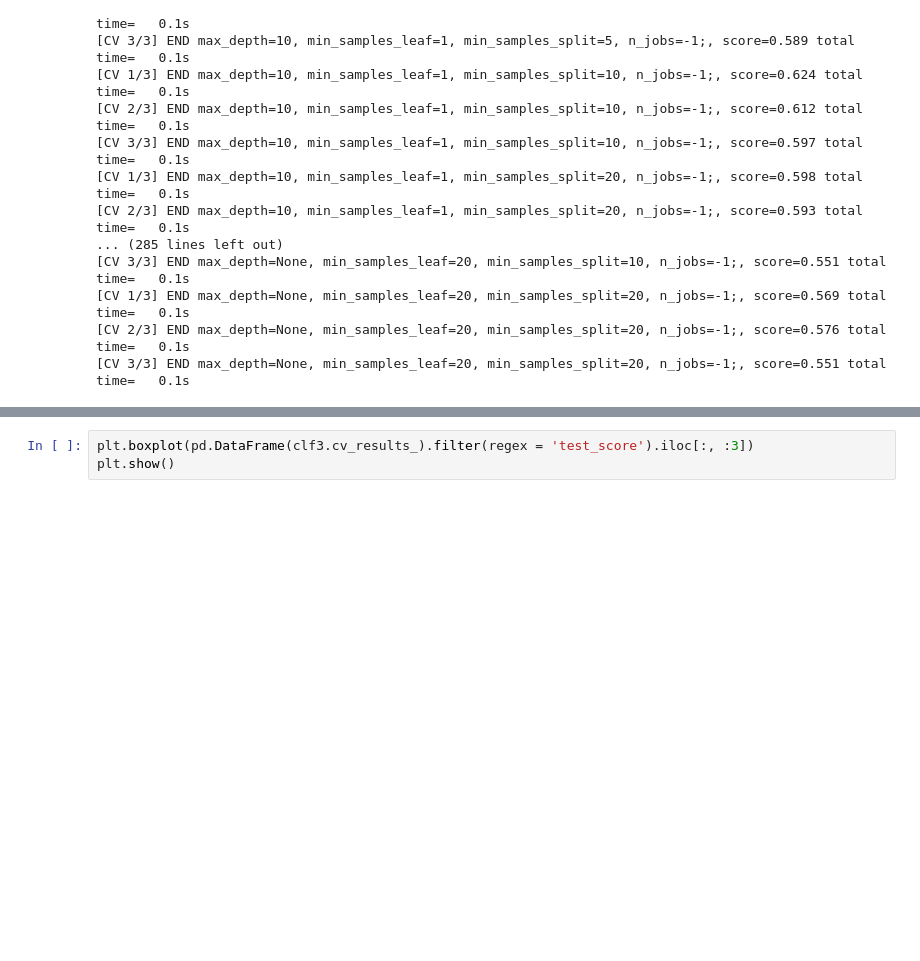
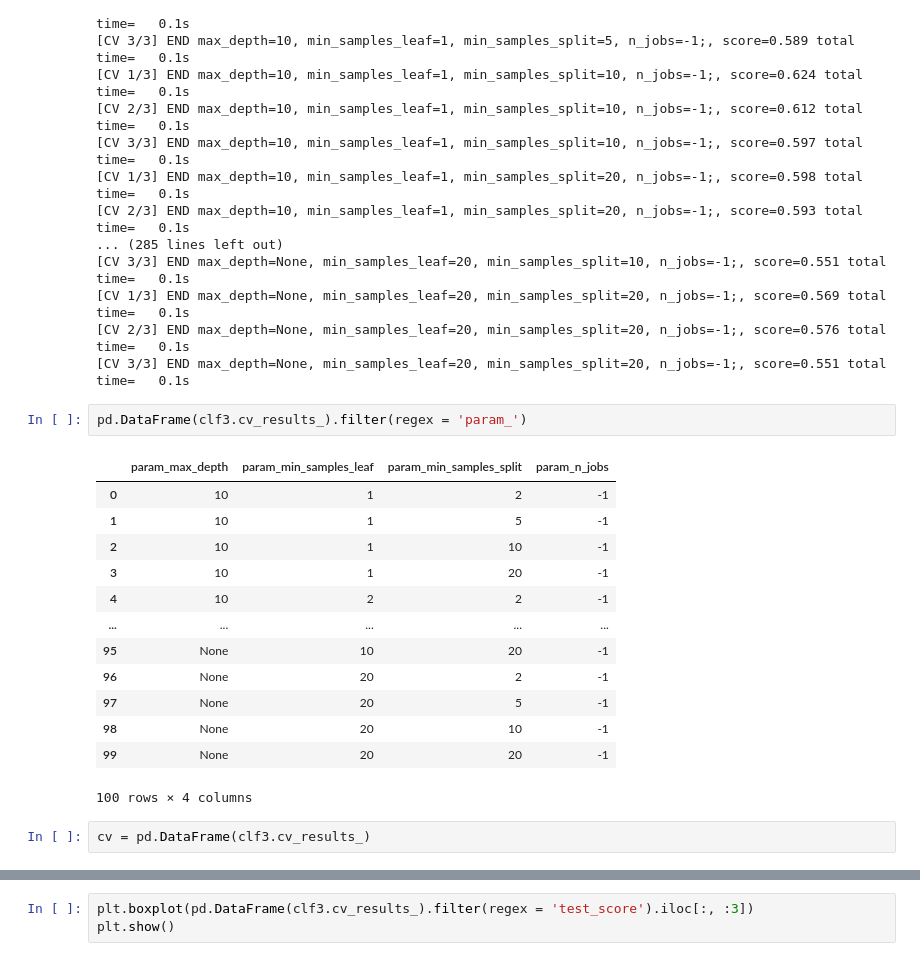
Before and after one commit to kcelebi/euro-football-officials-ML, a Jupyter notebook: pysrc/Logit_v2.ipynb, the cells around one changed output, grey strips where cells are left out. Drawn from its saved outputs; the diff is of its cells as text; blank space fills up the shorter version.

```diff
--- a/pysrc/Logit_v2.ipynb
+++ b/pysrc/Logit_v2.ipynb
@@ -229,3 +229,21 @@ Fitting 3 folds for each of 100 candidates, totalling 300 fits
 [CV 1/3] END max_depth=None, min_samples_leaf=20, min_samples_split=20, n_jobs=-1;, score=0.569 total time=   0.1s
 [CV 2/3] END max_depth=None, min_samples_leaf=20, min_samples_split=20, n_jobs=-1;, score=0.576 total time=   0.1s
 [CV 3/3] END max_depth=None, min_samples_leaf=20, min_samples_split=20, n_jobs=-1;, score=0.551 total time=   0.1s
+# %%
+pd.DataFrame(clf3.cv_results_).filter(regex = 'param_')
+# %% [output]
+|  | param_max_depth | param_min_samples_leaf | param_min_samples_split | param_n_jobs |
+| 0 | 10 | 1 | 2 | -1 |
+| 1 | 10 | 1 | 5 | -1 |
+| 2 | 10 | 1 | 10 | -1 |
+| 3 | 10 | 1 | 20 | -1 |
+| 4 | 10 | 2 | 2 | -1 |
+| ... | ... | ... | ... | ... |
+| 95 | None | 10 | 20 | -1 |
+| 96 | None | 20 | 2 | -1 |
+| 97 | None | 20 | 5 | -1 |
+| 98 | None | 20 | 10 | -1 |
+| 99 | None | 20 | 20 | -1 |
+100 rows × 4 columns
+# %%
+cv = pd.DataFrame(clf3.cv_results_)
```
Also changed, not shown: parts of 16 cells of this notebook, 1 other file.
